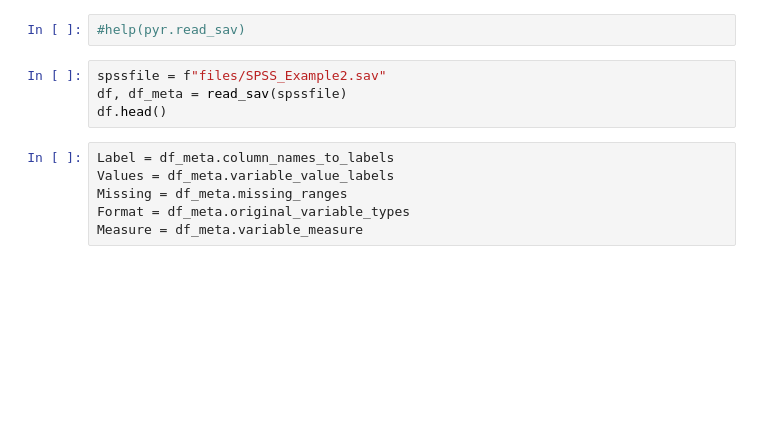
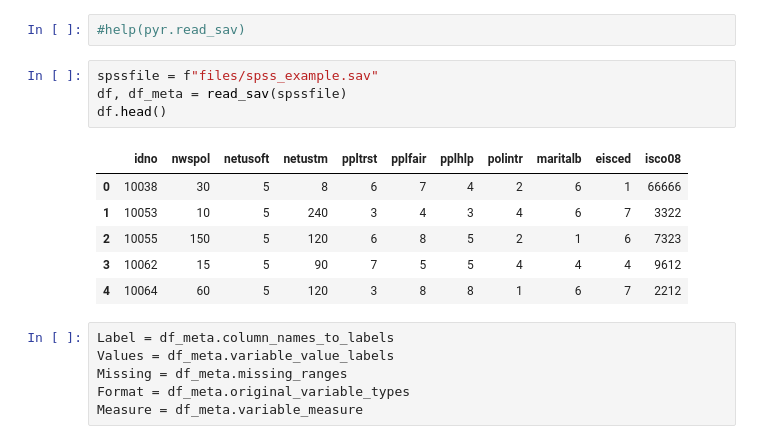
Before and after one commit to benjaminbeuster/DDI-CDI-Converter, a Jupyter notebook: DDICDI_converter_xml.ipynb, the cells around one changed output. Saved outputs shown, nothing was run; the diff lists cells and outputs as text; blank space fills up the shorter version.

```diff
--- a/DDICDI_converter_xml.ipynb
+++ b/DDICDI_converter_xml.ipynb
@@ -17,9 +17,16 @@ pd.options.mode.chained_assignment = None
 # %%
 #help(pyr.read_sav)
 # %%
-spssfile = f"files/SPSS_Example2.sav"
+spssfile = f"files/spss_example.sav"
 df, df_meta = read_sav(spssfile)
 df.head()
+# %% [output]
+|  | idno | nwspol | netusoft | netustm | ppltrst | pplfair | pplhlp | polintr | maritalb | eisced | isco08 |
+| 0 | 10038 | 30 | 5 | 8 | 6 | 7 | 4 | 2 | 6 | 1 | 66666 |
+| 1 | 10053 | 10 | 5 | 240 | 3 | 4 | 3 | 4 | 6 | 7 | 3322 |
+| 2 | 10055 | 150 | 5 | 120 | 6 | 8 | 5 | 2 | 1 | 6 | 7323 |
+| 3 | 10062 | 15 | 5 | 90 | 7 | 5 | 5 | 4 | 4 | 4 | 9612 |
+| 4 | 10064 | 60 | 5 | 120 | 3 | 8 | 8 | 1 | 6 | 7 | 2212 |
 # %%
 Label = df_meta.column_names_to_labels
 Values = df_meta.variable_value_labels
```
Also changed, not shown: parts of 5 cells of this notebook, 2 other files.
